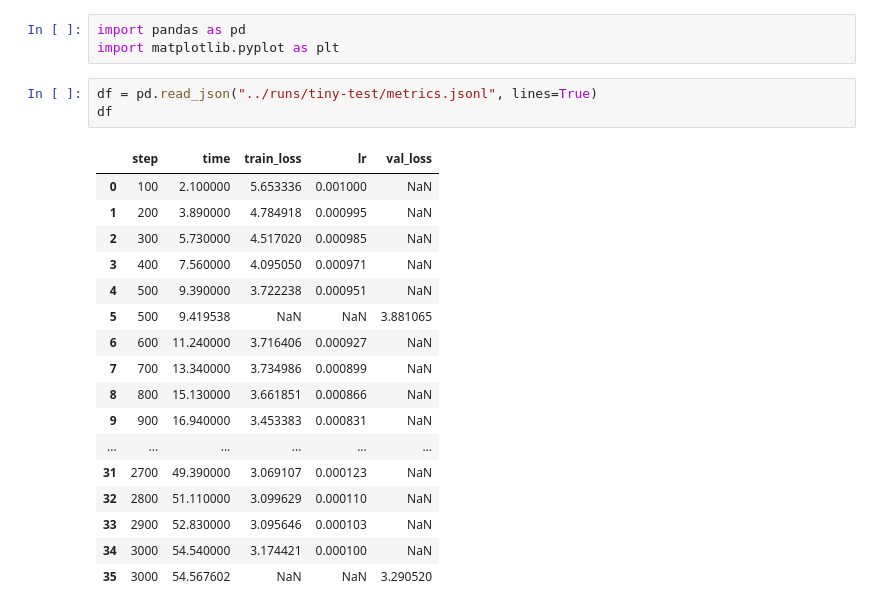
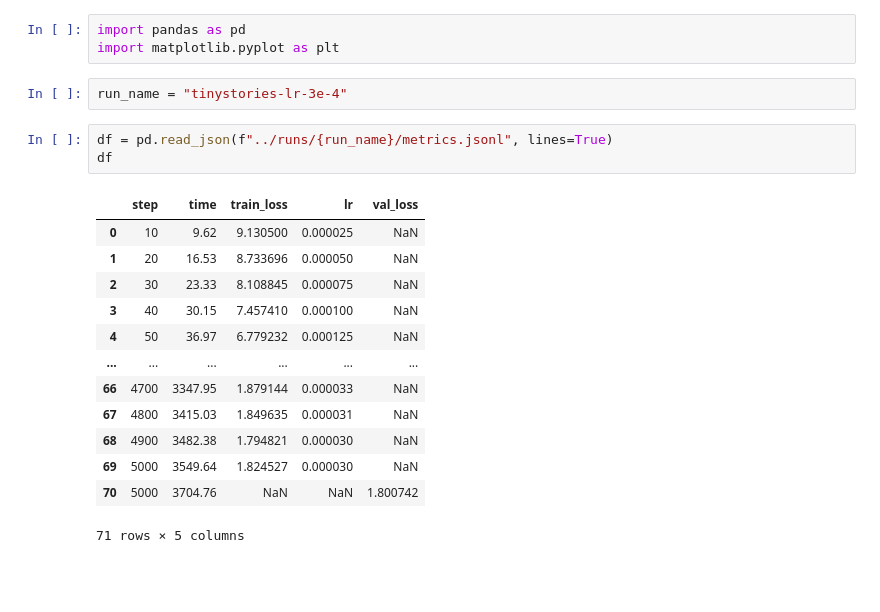
Before and after one commit to pjurczen/cs336-assignment1-basics, a Jupyter notebook: notebooks/metrics_plot.ipynb, the cells around one changed output. Cells and saved outputs as stored; diff of their text form; blank space fills up the shorter version.

```diff
--- a/notebooks/metrics_plot.ipynb
+++ b/notebooks/metrics_plot.ipynb
@@ -1,27 +1,25 @@
 # %%
 import pandas as pd
 import matplotlib.pyplot as plt
+# %%
+run_name = "tinystories-lr-3e-4"
 # %%
-df = pd.read_json("../runs/tiny-test/metrics.jsonl", lines=True)
+df = pd.read_json(f"../runs/{run_name}/metrics.jsonl", lines=True)
 df
 # %% [output]
 |  | step | time | train_loss | lr | val_loss |
-| 0 | 100 | 2.100000 | 5.653336 | 0.001000 | NaN |
-| 1 | 200 | 3.890000 | 4.784918 | 0.000995 | NaN |
-| 2 | 300 | 5.730000 | 4.517020 | 0.000985 | NaN |
-| 3 | 400 | 7.560000 | 4.095050 | 0.000971 | NaN |
-| 4 | 500 | 9.390000 | 3.722238 | 0.000951 | NaN |
-| 5 | 500 | 9.419538 | NaN | NaN | 3.881065 |
-| 6 | 600 | 11.240000 | 3.716406 | 0.000927 | NaN |
-| 7 | 700 | 13.340000 | 3.734986 | 0.000899 | NaN |
-| 8 | 800 | 15.130000 | 3.661851 | 0.000866 | NaN |
-| 9 | 900 | 16.940000 | 3.453383 | 0.000831 | NaN |
+| 0 | 10 | 9.62 | 9.130500 | 0.000025 | NaN |
+| 1 | 20 | 16.53 | 8.733696 | 0.000050 | NaN |
+| 2 | 30 | 23.33 | 8.108845 | 0.000075 | NaN |
+| 3 | 40 | 30.15 | 7.457410 | 0.000100 | NaN |
+| 4 | 50 | 36.97 | 6.779232 | 0.000125 | NaN |
 | ... | ... | ... | ... | ... | ... |
-| 31 | 2700 | 49.390000 | 3.069107 | 0.000123 | NaN |
-| 32 | 2800 | 51.110000 | 3.099629 | 0.000110 | NaN |
-| 33 | 2900 | 52.830000 | 3.095646 | 0.000103 | NaN |
-| 34 | 3000 | 54.540000 | 3.174421 | 0.000100 | NaN |
-| 35 | 3000 | 54.567602 | NaN | NaN | 3.290520 |
+| 66 | 4700 | 3347.95 | 1.879144 | 0.000033 | NaN |
+| 67 | 4800 | 3415.03 | 1.849635 | 0.000031 | NaN |
+| 68 | 4900 | 3482.38 | 1.794821 | 0.000030 | NaN |
+| 69 | 5000 | 3549.64 | 1.824527 | 0.000030 | NaN |
+| 70 | 5000 | 3704.76 | NaN | NaN | 1.800742 |
+71 rows × 5 columns
 # %%
 train = df[df["train_loss"].notna()]
 train
```
Also changed, not shown: parts of 4 cells of this notebook, 1 other file.
